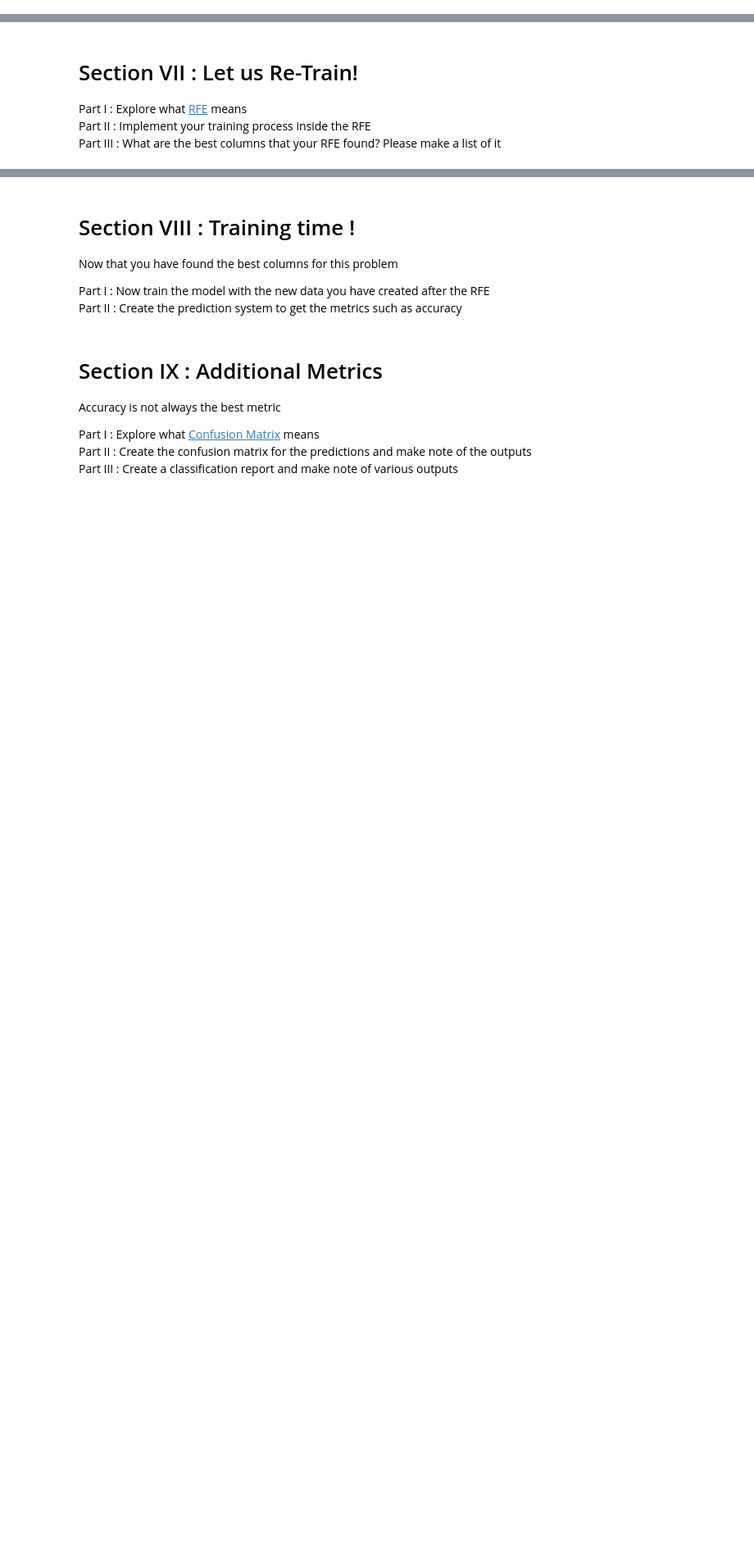
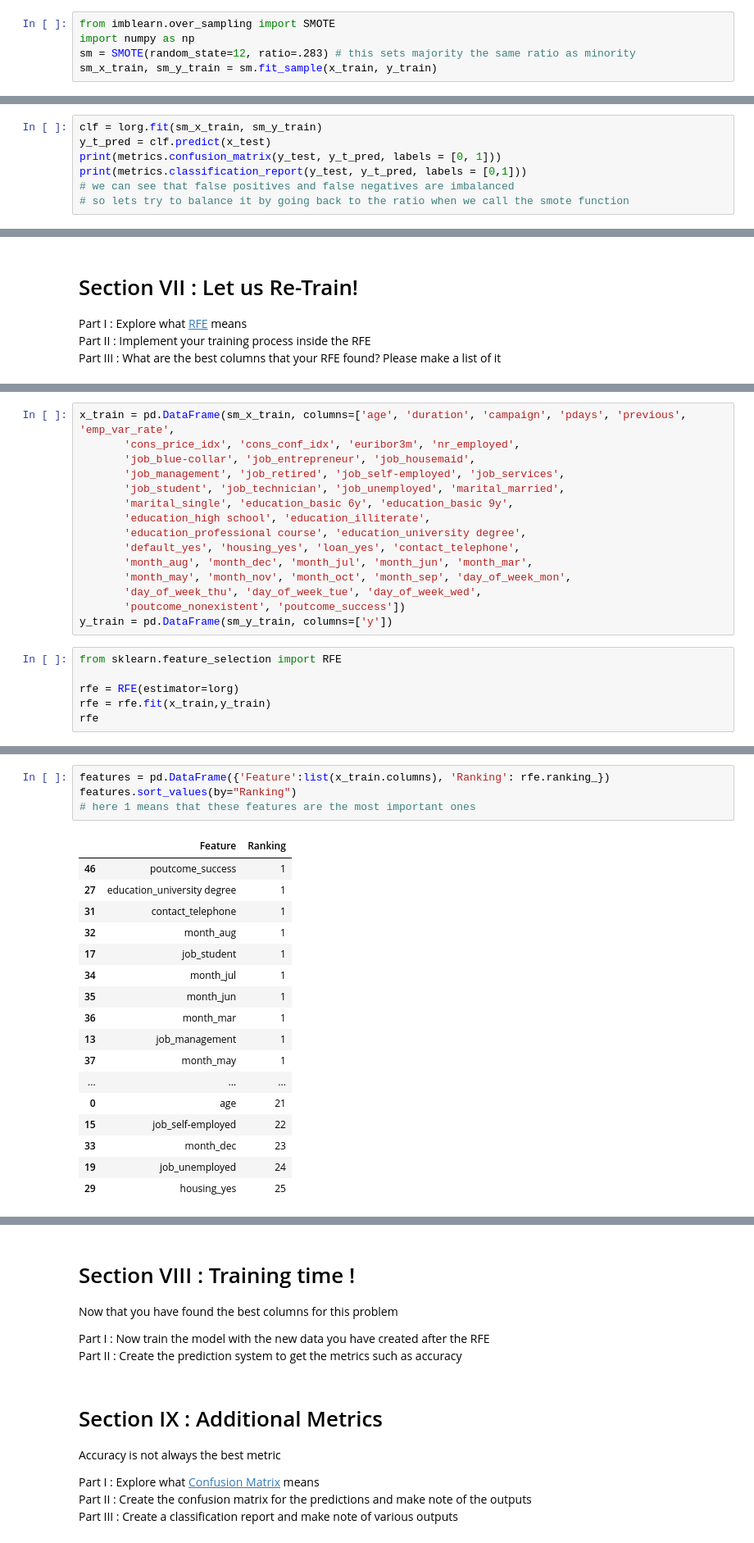
Before and after one commit to mahfuz978/Regression, a Jupyter notebook: Logistic_Regression/Mahfuzur_Rahman_Logistic_Regression_Project.ipynb, the cells around one changed output, grey strips where cells are left out. Shown at 82% size. Saved outputs shown, nothing was run; the diff lists cells and outputs as text; blank space fills up the shorter version.

```diff
--- a/Logistic_Regression/Mahfuzur_Rahman_Logistic_Regression_Project.ipynb
+++ b/Logistic_Regression/Mahfuzur_Rahman_Logistic_Regression_Project.ipynb
@@ -620,0 +651,5 @@ Part III :  Make note of the `y` label data now , what are the rations now ?
+# %%
+from imblearn.over_sampling import SMOTE
+import numpy as np
+sm = SMOTE(random_state=12, ratio=.283) # this sets majority the same ratio as minority
+sm_x_train, sm_y_train = sm.fit_sample(x_train, y_train)
@@ -620,0 +669,7 @@ Part III :  Make note of the `y` label data now , what are the rations now ?
+# %%
+clf = lorg.fit(sm_x_train, sm_y_train)
+y_t_pred = clf.predict(x_test)
+print(metrics.confusion_matrix(y_test, y_t_pred, labels = [0, 1]))
+print(metrics.classification_report(y_test, y_t_pred, labels = [0,1]))
+# we can see that false positives and false negatives are imbalanced
+# so lets try to balance it by going back to the ratio when we call the smote function
@@ -626,0 +711,21 @@ Part III : What are the best columns that your RFE found? Please make a list of
+# %%
+x_train = pd.DataFrame(sm_x_train, columns=['age', 'duration', 'campaign', 'pdays', 'previous', 'emp_var_rate',
+       'cons_price_idx', 'cons_conf_idx', 'euribor3m', 'nr_employed',
+       'job_blue-collar', 'job_entrepreneur', 'job_housemaid',
+       'job_management', 'job_retired', 'job_self-employed', 'job_services',
+       'job_student', 'job_technician', 'job_unemployed', 'marital_married',
+       'marital_single', 'education_basic 6y', 'education_basic 9y',
+       'education_high school', 'education_illiterate',
+       'education_professional course', 'education_university degree',
+       'default_yes', 'housing_yes', 'loan_yes', 'contact_telephone',
+       'month_aug', 'month_dec', 'month_jul', 'month_jun', 'month_mar',
+       'month_may', 'month_nov', 'month_oct', 'month_sep', 'day_of_week_mon',
+       'day_of_week_thu', 'day_of_week_tue', 'day_of_week_wed',
+       'poutcome_nonexistent', 'poutcome_success'])
+y_train = pd.DataFrame(sm_y_train, columns=['y'])
+# %%
+from sklearn.feature_selection import RFE
+
+rfe = RFE(estimator=lorg)
+rfe = rfe.fit(x_train,y_train)
+rfe
@@ -626,0 +757,22 @@ Part III : What are the best columns that your RFE found? Please make a list of
+# %%
+features = pd.DataFrame({'Feature':list(x_train.columns), 'Ranking': rfe.ranking_})
+features.sort_values(by="Ranking")
+# here 1 means that these features are the most important ones
+# %% [output]
+|  | Feature | Ranking |
+| 46 | poutcome_success | 1 |
+| 27 | education_university degree | 1 |
+| 31 | contact_telephone | 1 |
+| 32 | month_aug | 1 |
+| 17 | job_student | 1 |
+| 34 | month_jul | 1 |
+| 35 | month_jun | 1 |
+| 36 | month_mar | 1 |
+| 13 | job_management | 1 |
+| 37 | month_may | 1 |
+| ... | ... | ... |
+| 0 | age | 21 |
+| 15 | job_self-employed | 22 |
+| 33 | month_dec | 23 |
+| 19 | job_unemployed | 24 |
+| 29 | housing_yes | 25 |
```
Also changed, not shown: parts of 23 cells of this notebook.
